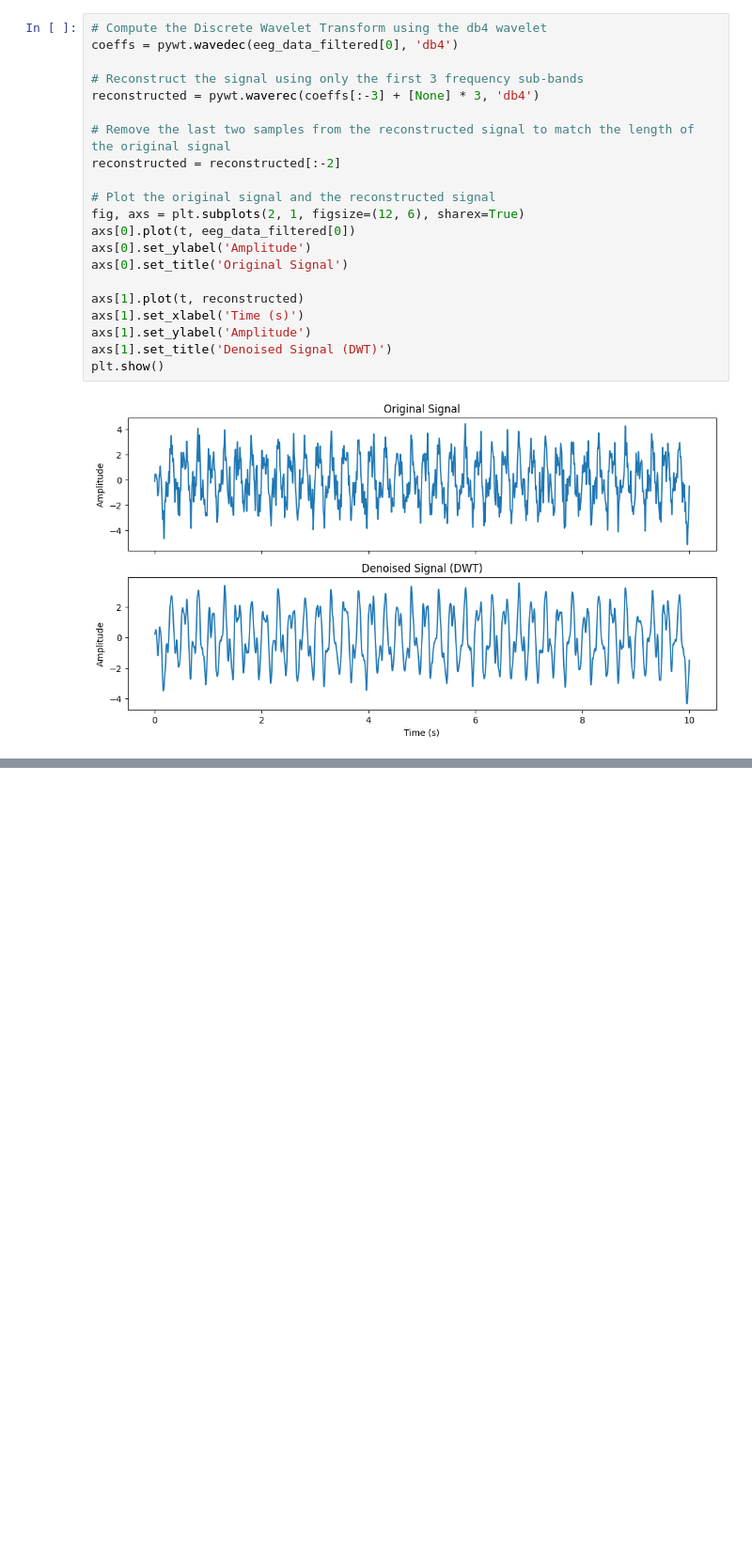
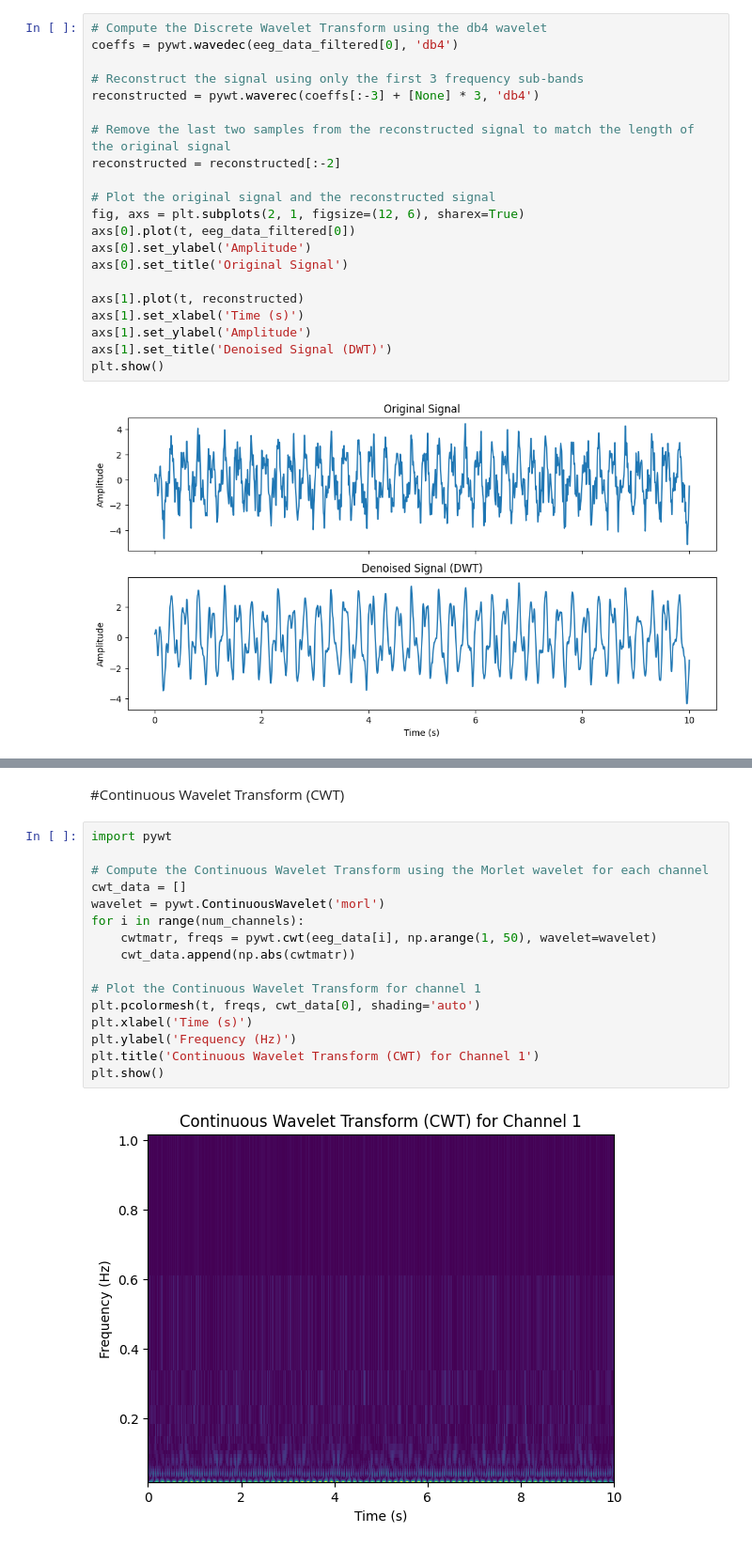
Before and after one commit to vinkrishna/ExpandingSenses, a Jupyter notebook: Chapter3.ipynb, the cells around one changed output, grey strips where cells are left out. Shown at 94% size. Cells and saved outputs as stored; diff of their text form; blank space fills up the shorter version.

```diff
--- a/Chapter3.ipynb
+++ b/Chapter3.ipynb
@@ -796,0 +822,20 @@ plt.show()
+# %% [markdown]
+#Continuous Wavelet Transform (CWT)
+# %%
+import pywt
+
+# Compute the Continuous Wavelet Transform using the Morlet wavelet for each channel
+cwt_data = []
+wavelet = pywt.ContinuousWavelet('morl')
+for i in range(num_channels):
+    cwtmatr, freqs = pywt.cwt(eeg_data[i], np.arange(1, 50), wavelet=wavelet)
+    cwt_data.append(np.abs(cwtmatr))
+
+# Plot the Continuous Wavelet Transform for channel 1
+plt.pcolormesh(t, freqs, cwt_data[0], shading='auto')
+plt.xlabel('Time (s)')
+plt.ylabel('Frequency (Hz)')
+plt.title('Continuous Wavelet Transform (CWT) for Channel 1')
+plt.show()
+# %% [output]
+[figure, added]
```
Also changed, not shown: parts of 21 cells of this notebook.
